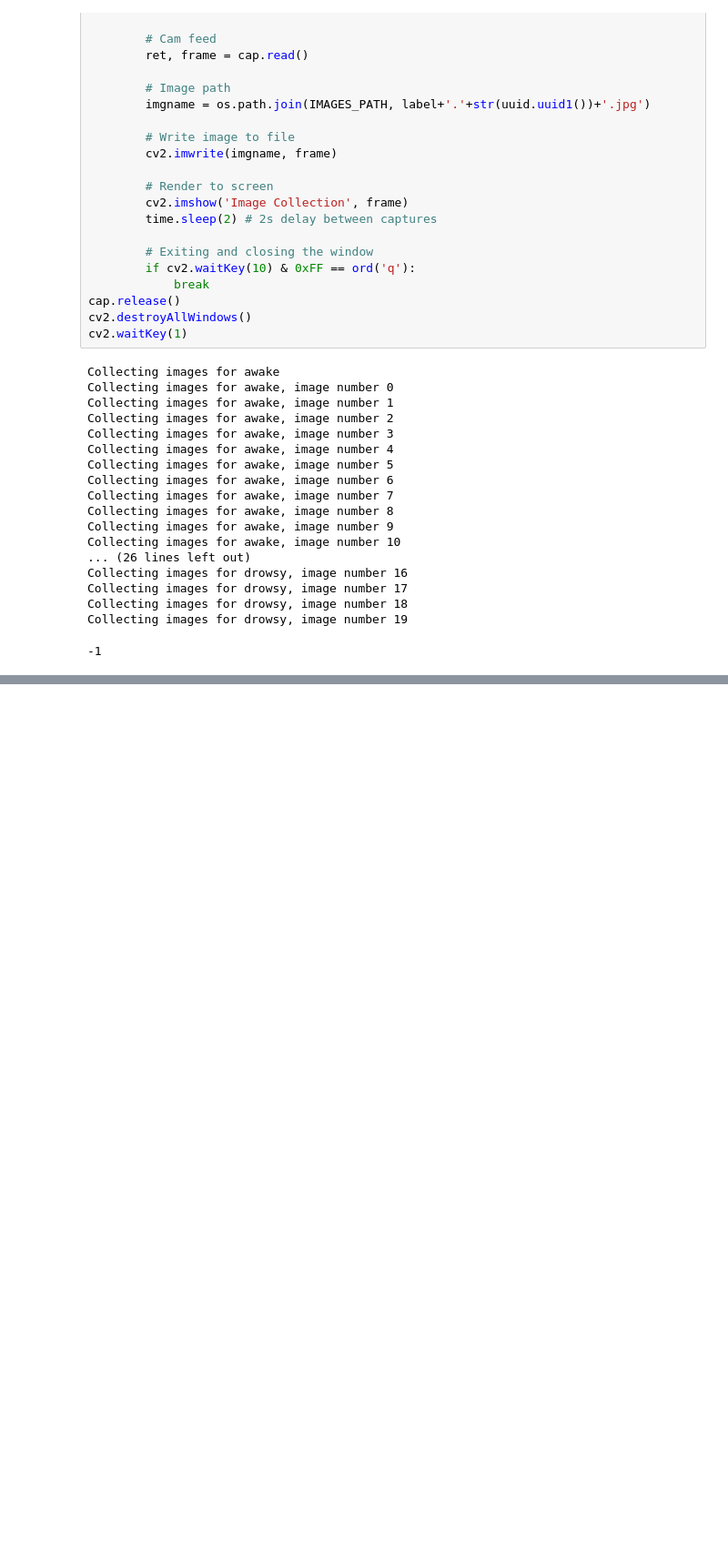
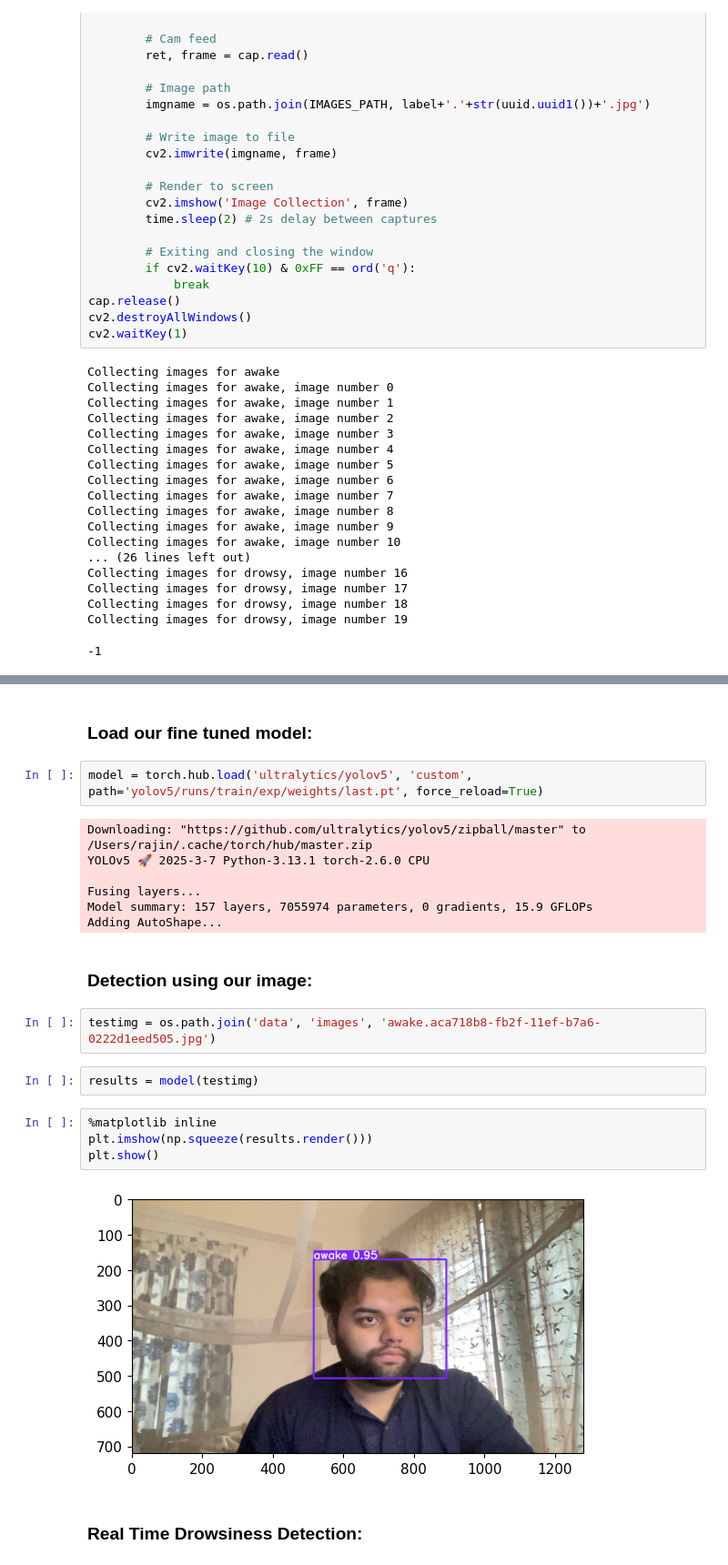
Before and after one commit to rajin-khan/DOZR, a Jupyter notebook: main_notebook.ipynb, the cells around one changed output, grey strips where cells are left out. Shown at 91% size. Saved outputs shown, nothing was run; the diff lists cells and outputs as text; blank space fills up the shorter version.

Commit message:
Finish labelling and training model, v1 with detection live

```diff
--- a/main_notebook.ipynb
+++ b/main_notebook.ipynb
@@ -170,0 +213,25 @@ Collecting images for drowsy, image number 19
+# %% [markdown]
+### Load our fine tuned model:
+# %%
+model = torch.hub.load('ultralytics/yolov5', 'custom', path='yolov5/runs/train/exp/weights/last.pt', force_reload=True)
+# %% [output]
+Downloading: "https://github.com/ultralytics/yolov5/zipball/master" to /Users/rajin/.cache/torch/hub/master.zip
+YOLOv5 🚀 2025-3-7 Python-3.13.1 torch-2.6.0 CPU
+
+Fusing layers...
+Model summary: 157 layers, 7055974 parameters, 0 gradients, 15.9 GFLOPs
+Adding AutoShape...
+# %% [markdown]
+### Detection using our image:
+# %%
+testimg = os.path.join('data', 'images', 'awake.aca718b8-fb2f-11ef-b7a6-0222d1eed505.jpg')
+# %%
+results = model(testimg)
+# %%
+%matplotlib inline
+plt.imshow(np.squeeze(results.render()))
+plt.show()
+# %% [output]
+[figure, added]
+# %% [markdown]
+### Real Time Drowsiness Detection:
```
Also changed, not shown: parts of 12 cells of this notebook, 1 other file.
